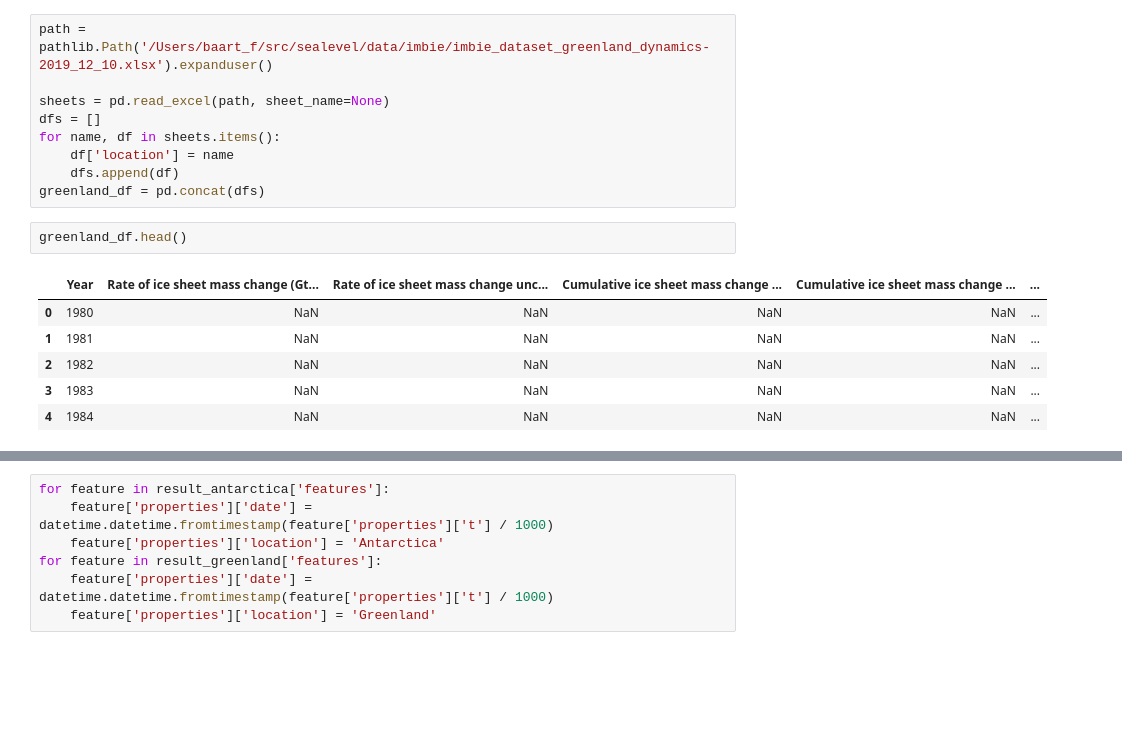
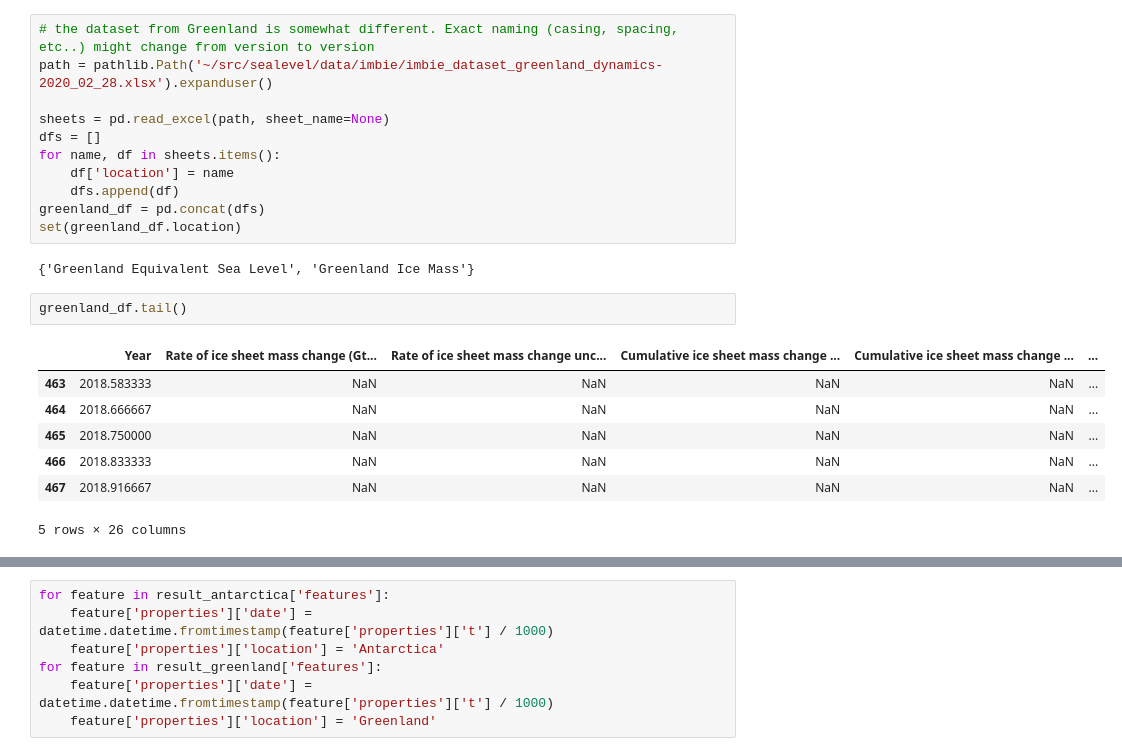
Before and after one commit to openearth/sealevel, a Jupyter notebook: notebooks/analysis/ice/imbie.ipynb, the cells around one changed output, grey strips where cells are left out. Saved outputs shown, nothing was run; the diff lists cells and outputs as text; blank space fills up the shorter version.

```diff
--- a/notebooks/analysis/ice/imbie.ipynb
+++ b/notebooks/analysis/ice/imbie.ipynb
@@ -28,5 +38,6 @@ antarctica_df.head()
 # %%
-path = pathlib.Path('/Users/baart_f/src/sealevel/data/imbie/imbie_dataset_greenland_dynamics-2019_12_10.xlsx').expanduser()
+# the dataset from Greenland is somewhat different. Exact naming (casing, spacing, etc..) might change from version to version
+path = pathlib.Path('~/src/sealevel/data/imbie/imbie_dataset_greenland_dynamics-2020_02_28.xlsx').expanduser()
 
 sheets = pd.read_excel(path, sheet_name=None)
 dfs = []
@@ -34,12 +45,16 @@ for name, df in sheets.items():
     df['location'] = name
     dfs.append(df)
 greenland_df = pd.concat(dfs)
+set(greenland_df.location)
+# %% [output]
+{'Greenland Equivalent Sea Level', 'Greenland Ice Mass'}
 # %%
-greenland_df.head()
+greenland_df.tail()
 # %% [output]
 |  | Year | Rate of ice sheet mass change (Gt... | Rate of ice sheet mass change unc... | Cumulative ice sheet mass change ... | Cumulative ice sheet mass change ... | ... |
-| 0 | 1980 | NaN | NaN | NaN | NaN | ... |
-| 1 | 1981 | NaN | NaN | NaN | NaN | ... |
-| 2 | 1982 | NaN | NaN | NaN | NaN | ... |
-| 3 | 1983 | NaN | NaN | NaN | NaN | ... |
-| 4 | 1984 | NaN | NaN | NaN | NaN | ... |
+| 463 | 2018.583333 | NaN | NaN | NaN | NaN | ... |
+| 464 | 2018.666667 | NaN | NaN | NaN | NaN | ... |
+| 465 | 2018.750000 | NaN | NaN | NaN | NaN | ... |
+| 466 | 2018.833333 | NaN | NaN | NaN | NaN | ... |
+| 467 | 2018.916667 | NaN | NaN | NaN | NaN | ... |
+5 rows × 26 columns
```
Also changed, not shown: parts of 17 cells of this notebook.
